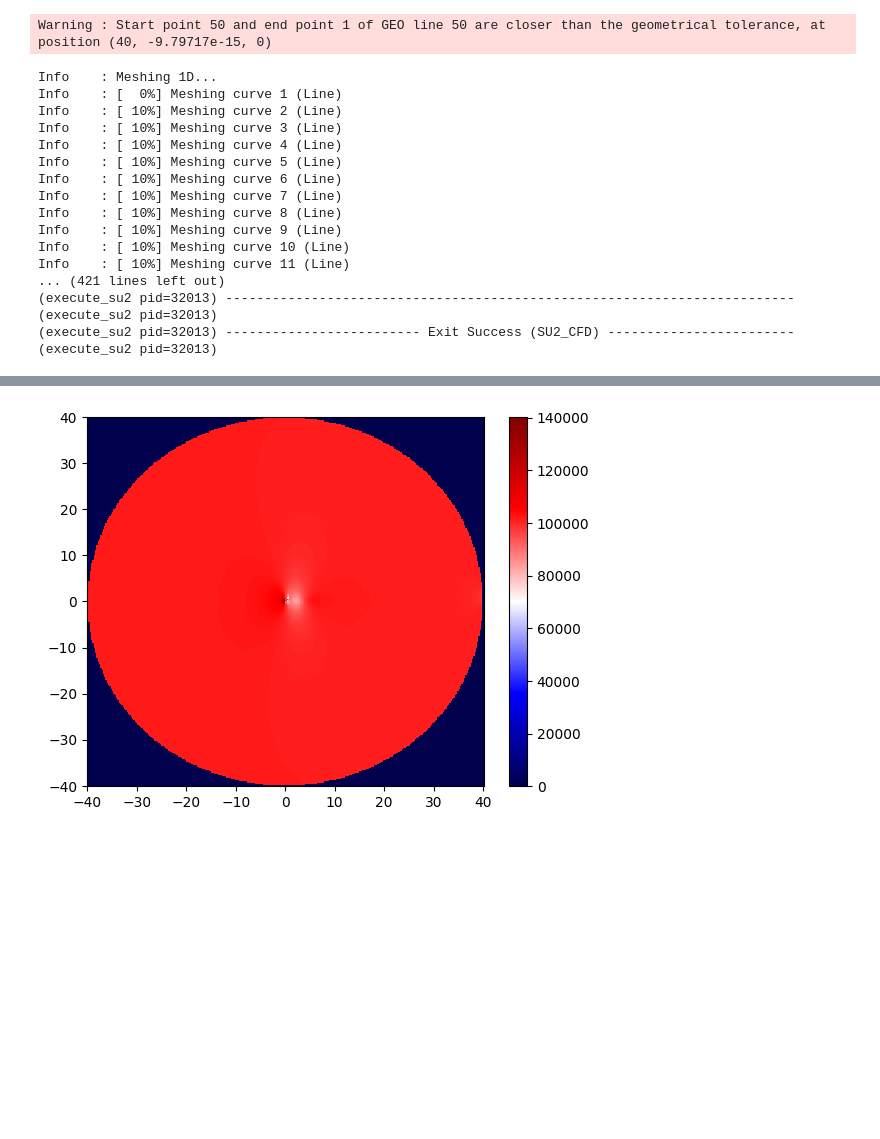
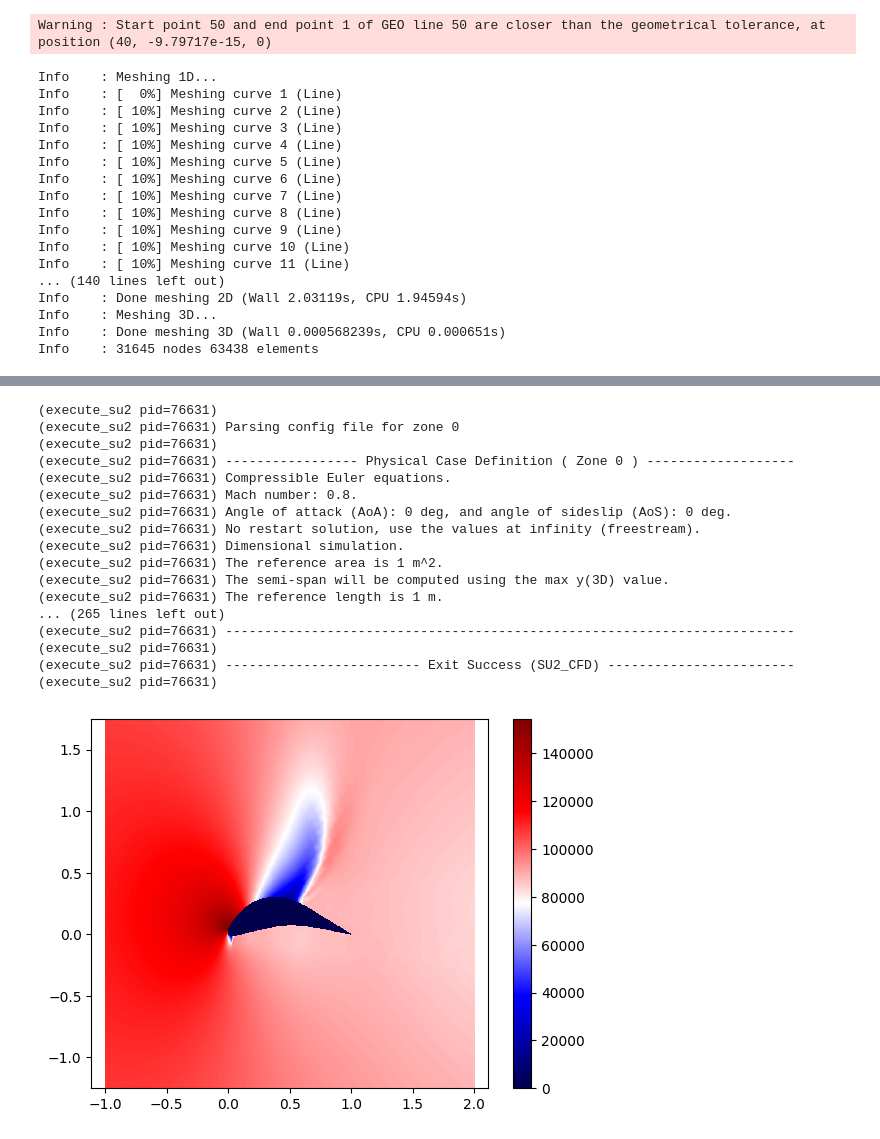
Before and after one commit to OpenOrion/parafoil, a Jupyter notebook: examples/circular_passage.ipynb, the cells around one changed output, grey strips where cells are left out. Saved outputs shown, nothing was run; the diff lists cells and outputs as text; code cells hidden in the pictures; blank space fills up the shorter version.

Commit message:
Added new paraflow implementation

```diff
--- a/examples/circular_passage.ipynb
+++ b/examples/circular_passage.ipynb
@@ -23,21 +23,21 @@ passage.visualize()
 [interactive output not drawn]
 [interactive output not drawn]
 # %%
-import pickle
-from paraflow import get_flasher, run_simulation
-
+from paraflow import get_flasher, run_simulation, get_primitive_frame
 
 flasher = get_flasher("air", "gas")
 inlet_total_state = flasher.flash(P=101325.0, T=273.15, mach_number=0.8)
-sim_results = run_simulation(passage, inlet_total_state, "/workspaces/parafoil/simulation", "1", eval_properties=["LIFT"], primitive_properties=["PRESSURE"]) # type: ignore
+sim_results = run_simulation(
+    passage,
+    inlet_total_state,
+    working_directory="/workspaces/parafoil/simulation",
+    id="1",
+    eval_properties=["LIFT"],
+    primitive_properties=["PRESSURE"],
+    save_path="sim_results.pickle"
+)
 
-with open('filename.pickle', 'wb') as handle:
-    pickle.dump(sim_results, handle, protocol=pickle.HIGHEST_PROTOCOL)
-
-# with open('filename.pickle', 'rb') as handle:
-#     sim_results = pickle.load(handle)
-
-t = sim_results.get_primitive_frame("PRESSURE", 300)
+pressure_frame = get_primitive_frame(sim_results, passage, "PRESSURE", num_pnts=1000, size=3, show=True)
 # %% [output]
 Warning : Start point 50 and end point 1 of GEO line 50 are closer than the geometrical tolerance, at position (40, -9.79717e-15, 0)
 Info    : Meshing 1D...
@@ -52,8 +52,8 @@ Info    : [ 10%] Meshing curve 8 (Line)
 Info    : [ 10%] Meshing curve 9 (Line)
 Info    : [ 10%] Meshing curve 10 (Line)
 Info    : [ 10%] Meshing curve 11 (Line)
-... (421 lines left out)
-(execute_su2 pid=32013) -------------------------------------------------------------------------
-(execute_su2 pid=32013)
-(execute_su2 pid=32013) ------------------------- Exit Success (SU2_CFD) ------------------------
-(execute_su2 pid=32013)
+... (140 lines left out)
+Info    : Done meshing 2D (Wall 2.03119s, CPU 1.94594s)
+Info    : Meshing 3D...
+Info    : Done meshing 3D (Wall 0.000568239s, CPU 0.000651s)
+Info    : 31645 nodes 63438 elements
@@ -60 +62,18 @@ Info    : [ 10%] Meshing curve 11 (Line)
+(execute_su2 pid=76631)
+(execute_su2 pid=76631) Parsing config file for zone 0
+(execute_su2 pid=76631)
+(execute_su2 pid=76631) ----------------- Physical Case Definition ( Zone 0 ) -------------------
+(execute_su2 pid=76631) Compressible Euler equations.
+(execute_su2 pid=76631) Mach number: 0.8.
+(execute_su2 pid=76631) Angle of attack (AoA): 0 deg, and angle of sideslip (AoS): 0 deg.
+(execute_su2 pid=76631) No restart solution, use the values at infinity (freestream).
+(execute_su2 pid=76631) Dimensional simulation.
+(execute_su2 pid=76631) The reference area is 1 m^2.
+(execute_su2 pid=76631) The semi-span will be computed using the max y(3D) value.
+(execute_su2 pid=76631) The reference length is 1 m.
+... (265 lines left out)
+(execute_su2 pid=76631) -------------------------------------------------------------------------
+(execute_su2 pid=76631)
+(execute_su2 pid=76631) ------------------------- Exit Success (SU2_CFD) ------------------------
+(execute_su2 pid=76631)
-[figure, old version]
+[figure, new version]
```
Also changed, not shown: parts of 1 cell of this notebook, 7 other files.
